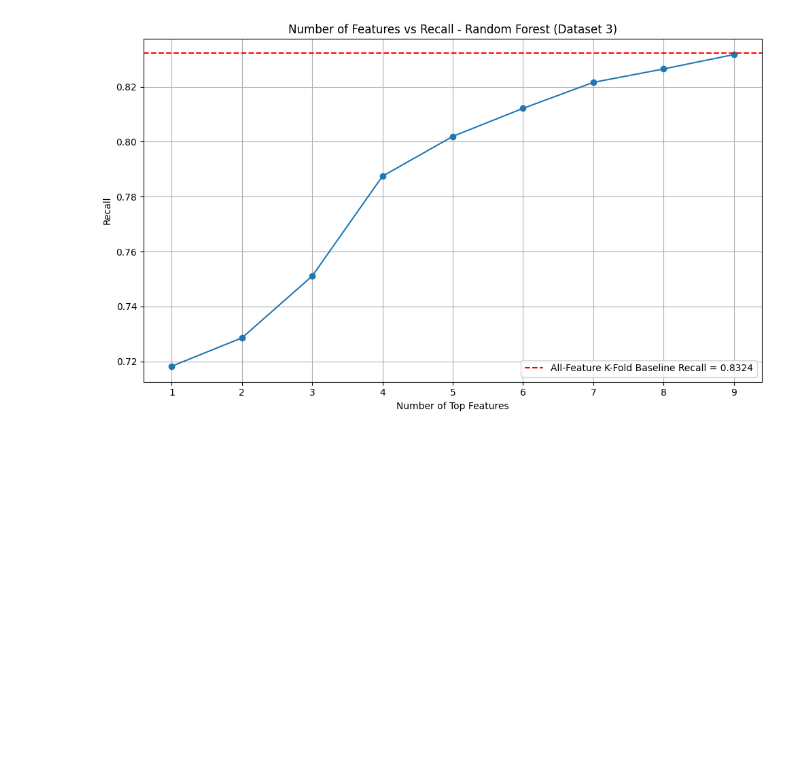
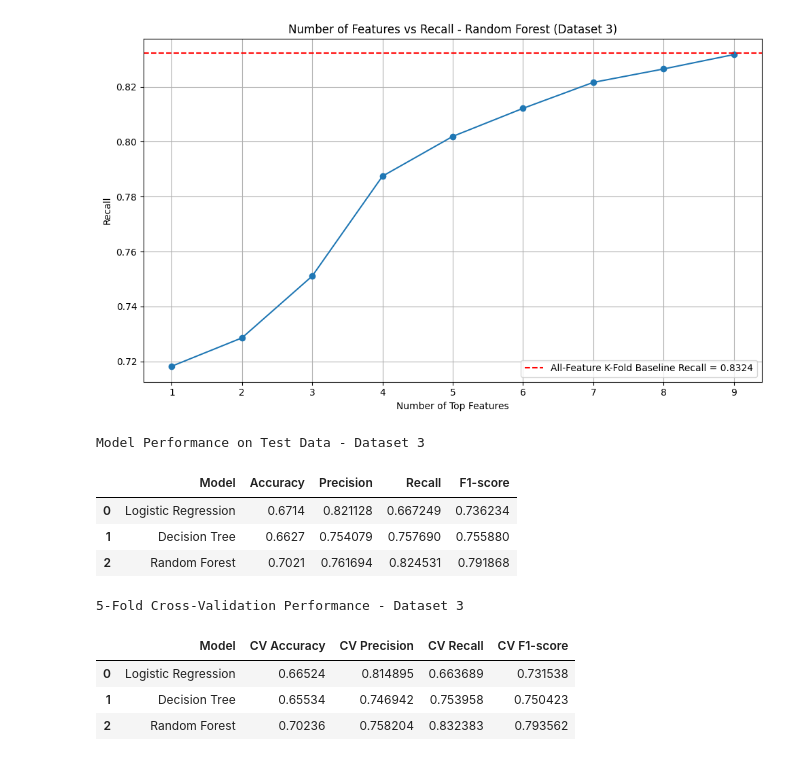
Before and after one commit to jeremy87lee/IS_PROJECT_TEAM_3, a Jupyter notebook: Dataset_Based/Dataset_3_Analysis.ipynb, the cells around one changed output. Drawn from its saved outputs; the diff is of its cells as text; code cells hidden in the pictures; blank space fills up the shorter version.

```diff
--- a/Dataset_Based/Dataset_3_Analysis.ipynb
+++ b/Dataset_Based/Dataset_3_Analysis.ipynb
@@ -336,3 +1040,40 @@ Individual Feature Results (5-Fold CV)
      Recall  F1-score
 0  0.832383  0.793562
 [figure]
+# %%
+# FINAL MODEL COMPARISON - DATASET 3
+
+model_comparison_dataset3_df = pd.DataFrame([
+    lr3_summary,
+    dt3_summary,
+    rf3_summary
+])
+
+print("Model Performance on Test Data - Dataset 3")
+display(model_comparison_dataset3_df[[
+    "Model",
+    "Accuracy",
+    "Precision",
+    "Recall",
+    "F1-score"
+]])
+
+print("\n5-Fold Cross-Validation Performance - Dataset 3")
+display(model_comparison_dataset3_df[[
+    "Model",
+    "CV Accuracy",
+    "CV Precision",
+    "CV Recall",
+    "CV F1-score"
+]])
+# %% [output]
+Model Performance on Test Data - Dataset 3
+|  | Model | Accuracy | Precision | Recall | F1-score |
+| 0 | Logistic Regression | 0.6714 | 0.821128 | 0.667249 | 0.736234 |
+| 1 | Decision Tree | 0.6627 | 0.754079 | 0.757690 | 0.755880 |
+| 2 | Random Forest | 0.7021 | 0.761694 | 0.824531 | 0.791868 |
+5-Fold Cross-Validation Performance - Dataset 3
+|  | Model | CV Accuracy | CV Precision | CV Recall | CV F1-score |
+| 0 | Logistic Regression | 0.66524 | 0.814895 | 0.663689 | 0.731538 |
+| 1 | Decision Tree | 0.65534 | 0.746942 | 0.753958 | 0.750423 |
+| 2 | Random Forest | 0.70236 | 0.758204 | 0.832383 | 0.793562 |
```
Also changed, not shown: parts of 7 cells of this notebook.
